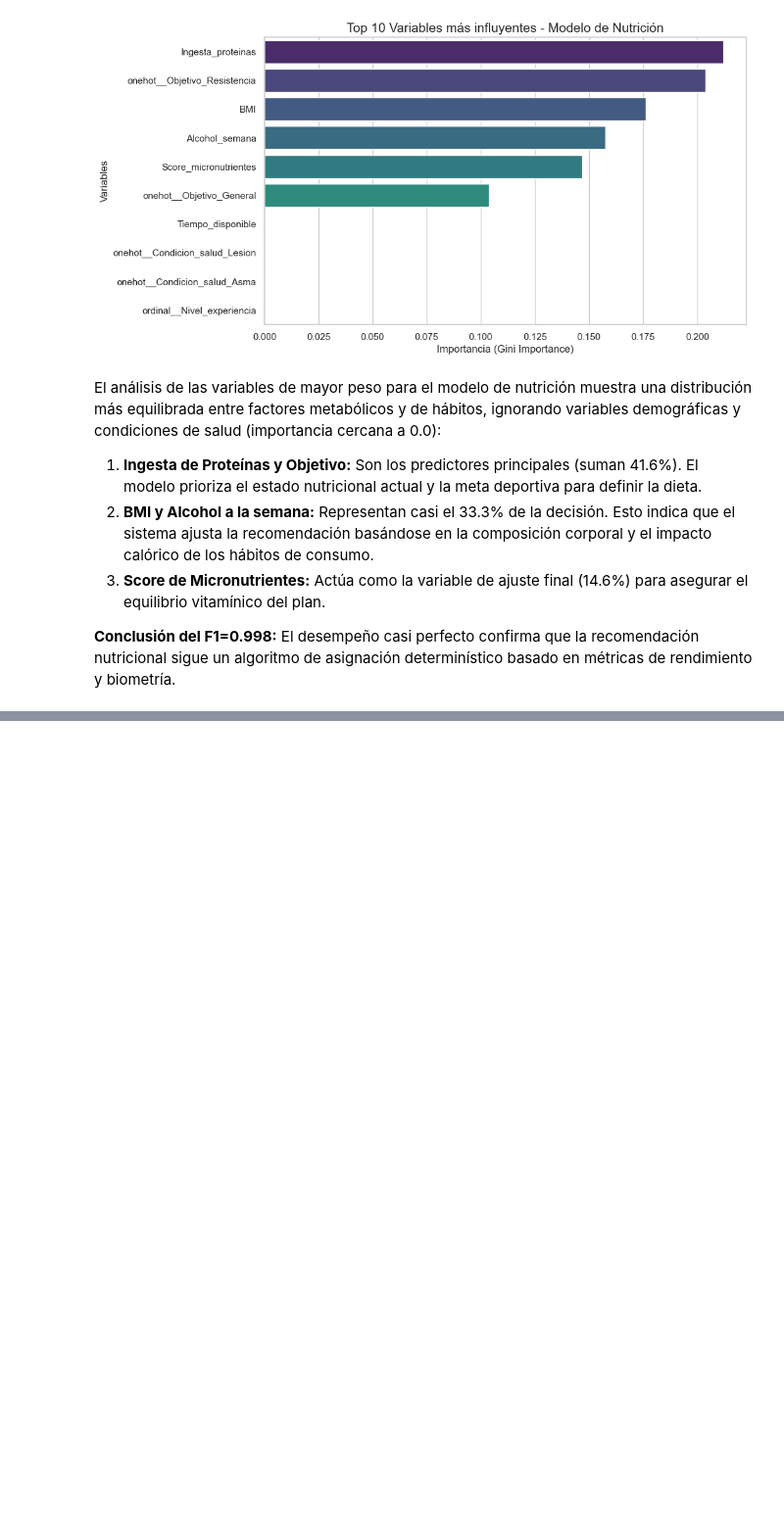
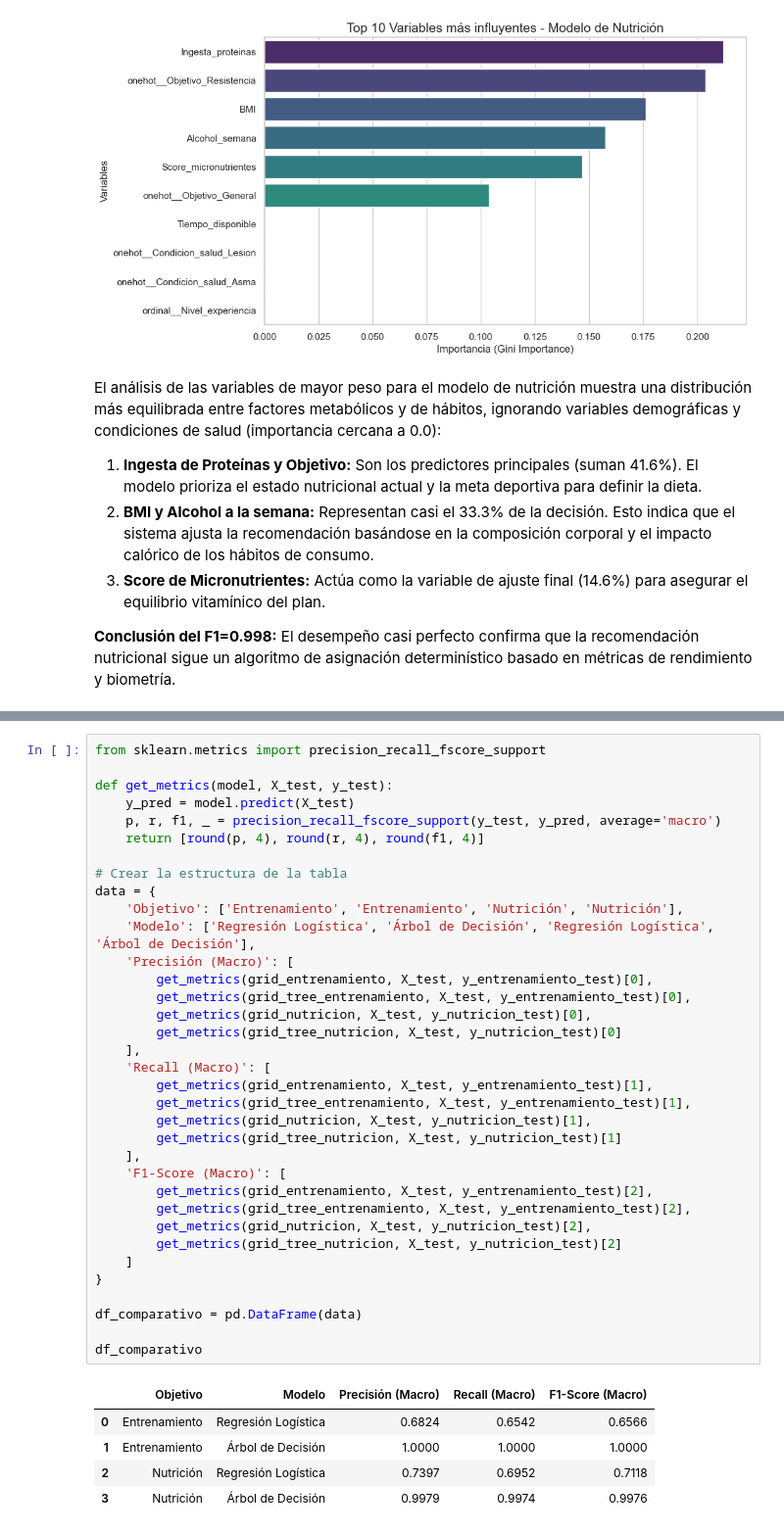
Before and after one commit to serferre2004/Laboratorios_MachineLearning, a Jupyter notebook: Laboratorio3/Laboratorio3.ipynb, the cells around one changed output, grey strips where cells are left out. Shown at 98% size. Cells and saved outputs as stored; diff of their text form; blank space fills up the shorter version.

Commit message:
Tabla comparativa modelos

```diff
--- a/Laboratorio3/Laboratorio3.ipynb
+++ b/Laboratorio3/Laboratorio3.ipynb
@@ -522,0 +526,41 @@ El análisis de las variables de mayor peso para el modelo de nutrición muestra
+# %%
+from sklearn.metrics import precision_recall_fscore_support
+
+def get_metrics(model, X_test, y_test):
+    y_pred = model.predict(X_test)
+    p, r, f1, _ = precision_recall_fscore_support(y_test, y_pred, average='macro')
+    return [round(p, 4), round(r, 4), round(f1, 4)]
+
+# Crear la estructura de la tabla
+data = {
+    'Objetivo': ['Entrenamiento', 'Entrenamiento', 'Nutrición', 'Nutrición'],
+    'Modelo': ['Regresión Logística', 'Árbol de Decisión', 'Regresión Logística', 'Árbol de Decisión'],
+    'Precisión (Macro)': [
+        get_metrics(grid_entrenamiento, X_test, y_entrenamiento_test)[0],
+        get_metrics(grid_tree_entrenamiento, X_test, y_entrenamiento_test)[0],
+        get_metrics(grid_nutricion, X_test, y_nutricion_test)[0],
+        get_metrics(grid_tree_nutricion, X_test, y_nutricion_test)[0]
+    ],
+    'Recall (Macro)': [
+        get_metrics(grid_entrenamiento, X_test, y_entrenamiento_test)[1],
+        get_metrics(grid_tree_entrenamiento, X_test, y_entrenamiento_test)[1],
+        get_metrics(grid_nutricion, X_test, y_nutricion_test)[1],
+        get_metrics(grid_tree_nutricion, X_test, y_nutricion_test)[1]
+    ],
+    'F1-Score (Macro)': [
+        get_metrics(grid_entrenamiento, X_test, y_entrenamiento_test)[2],
+        get_metrics(grid_tree_entrenamiento, X_test, y_entrenamiento_test)[2],
+        get_metrics(grid_nutricion, X_test, y_nutricion_test)[2],
+        get_metrics(grid_tree_nutricion, X_test, y_nutricion_test)[2]
+    ]
+}
+
+df_comparativo = pd.DataFrame(data)
+
+df_comparativo
+# %% [output]
+|  | Objetivo | Modelo | Precisión (Macro) | Recall (Macro) | F1-Score (Macro) |
+| 0 | Entrenamiento | Regresión Logística | 0.6824 | 0.6542 | 0.6566 |
+| 1 | Entrenamiento | Árbol de Decisión | 1.0000 | 1.0000 | 1.0000 |
+| 2 | Nutrición | Regresión Logística | 0.7397 | 0.6952 | 0.7118 |
+| 3 | Nutrición | Árbol de Decisión | 0.9979 | 0.9974 | 0.9976 |
```
Also changed, not shown: parts of 2 cells of this notebook.
